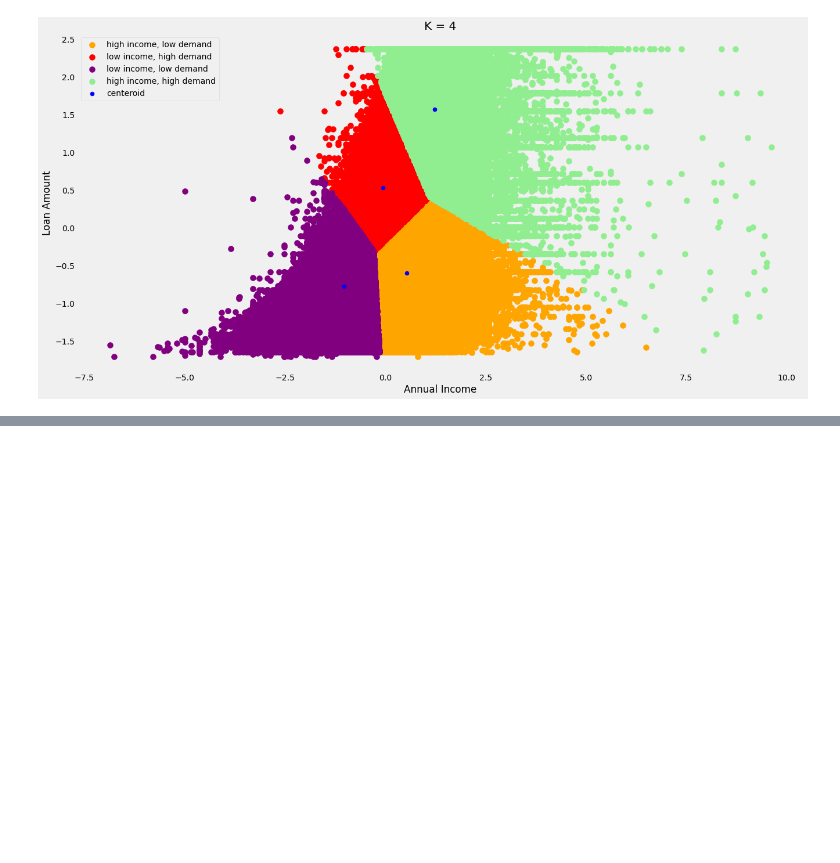
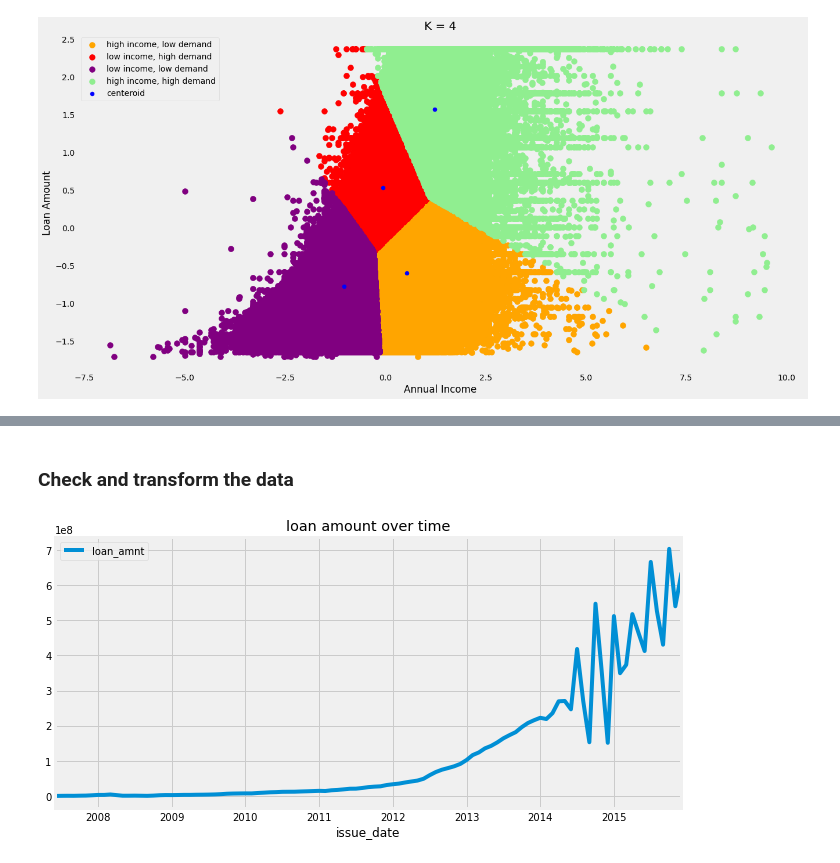
Before and after one commit to YingcanCarolWang/project-LC, a Jupyter notebook: Loan_data_analysis.ipynb, the cells around one changed output, grey strips where cells are left out. Drawn from its saved outputs; the diff is of its cells as text; code cells hidden in the pictures; blank space fills up the shorter version.

```diff
--- a/Loan_data_analysis.ipynb
+++ b/Loan_data_analysis.ipynb
@@ -474,0 +525,9 @@ We can learn from this analysis that borrowers with high income and high demand
+# %%
+#subset data
+df_time = df_cleaned[['loan_amnt','issue_date']]
+df_time = df_time.set_index('issue_date')
+# %%
+#combine loan amount within each month and resample by month
+df_time = df_time.groupby('issue_date').sum()
+df_time = pd.DataFrame(df_time.resample('M').first())
+df_time.head()
@@ -474,0 +542,8 @@ We can learn from this analysis that borrowers with high income and high demand
+# %% [markdown]
+### Check and transform the data
+# %%
+df_time.plot(figsize=(10,5))
+plt.title('loan amount over time')
+plt.show()
+# %% [output]
+[figure, added]
```
Also changed, not shown: parts of 95 cells of this notebook.
